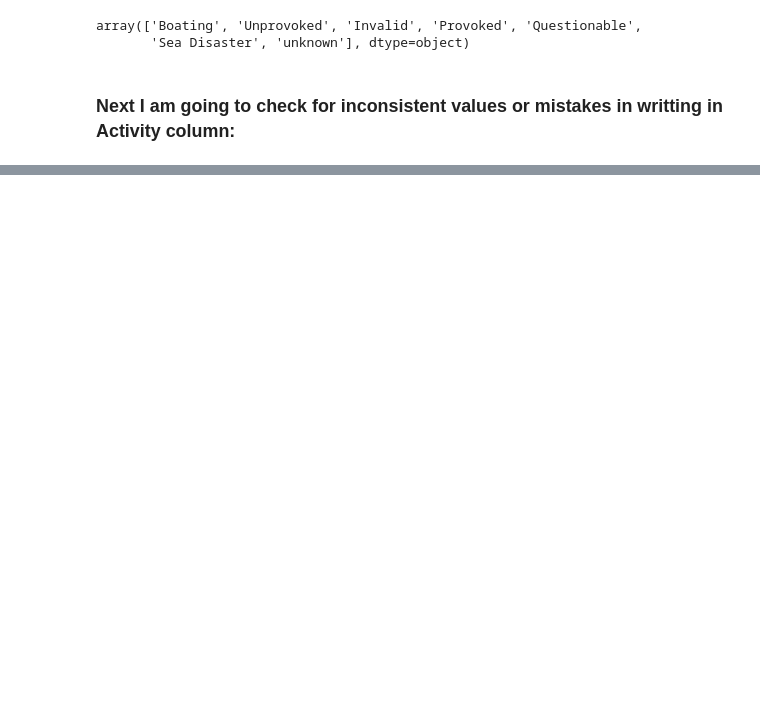
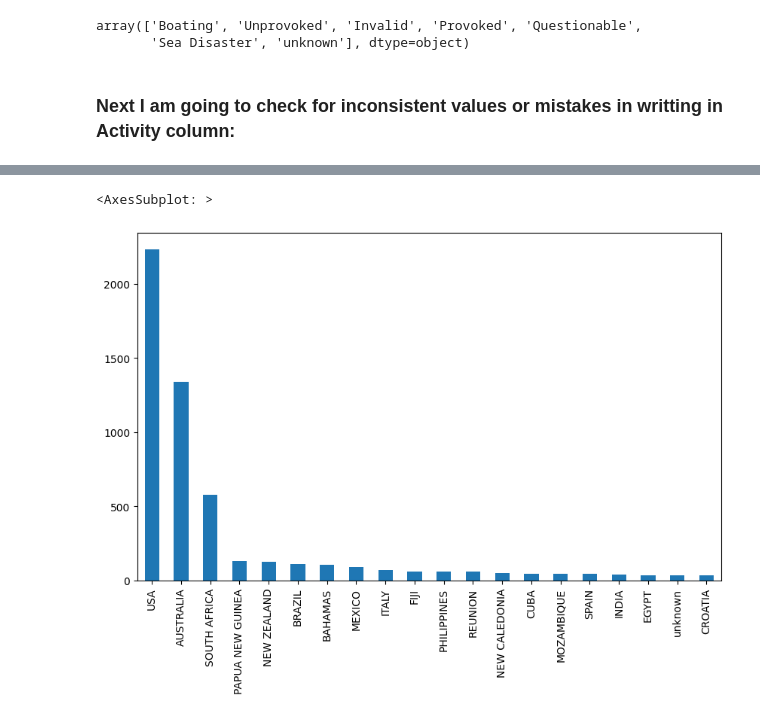
Before and after one commit to pombo7676/pombo7676-Proyecto-Semana-2-Sharks-Inigo-Larrea, a Jupyter notebook: Main/Sharks_main.ipynb, the cells around one changed output, grey strips where cells are left out. Drawn from its saved outputs; the diff is of its cells as text; code cells hidden in the pictures; blank space fills up the shorter version.

```diff
--- a/Main/Sharks_main.ipynb
+++ b/Main/Sharks_main.ipynb
@@ -849,0 +840,6 @@ Name: Activity, dtype: int64
+# %%
+plt.figure(figsize=(10, 6))
+data['Country'].value_counts()[:20].plot.bar()
+# %% [output]
+<AxesSubplot: >
+[figure, added]
```
Also changed, not shown: parts of 3 cells of this notebook.
